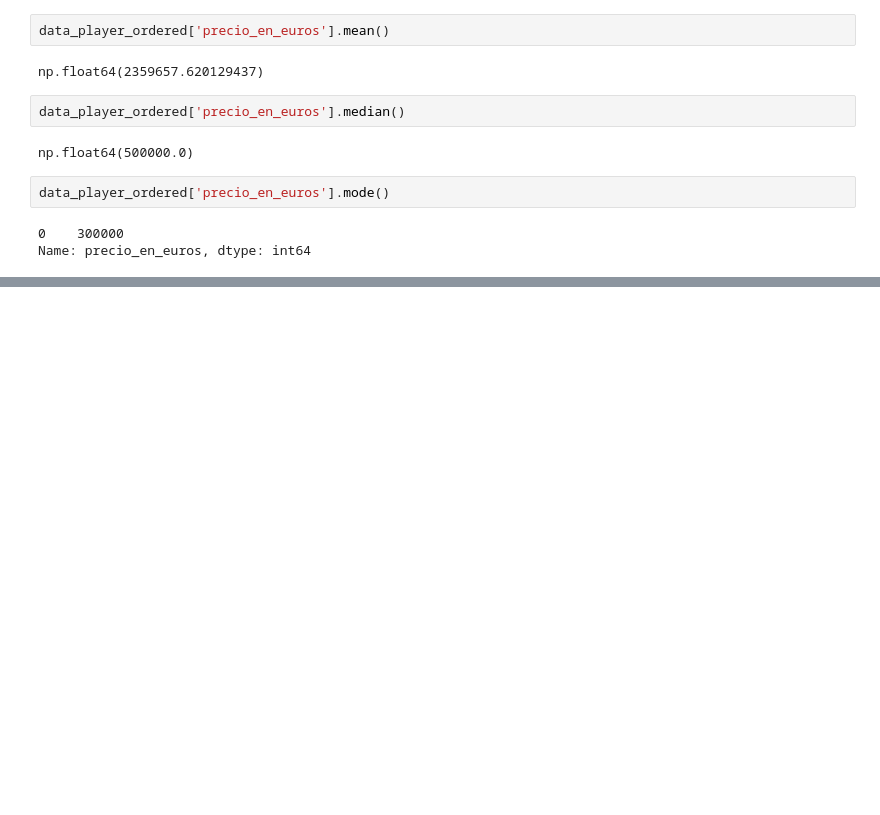
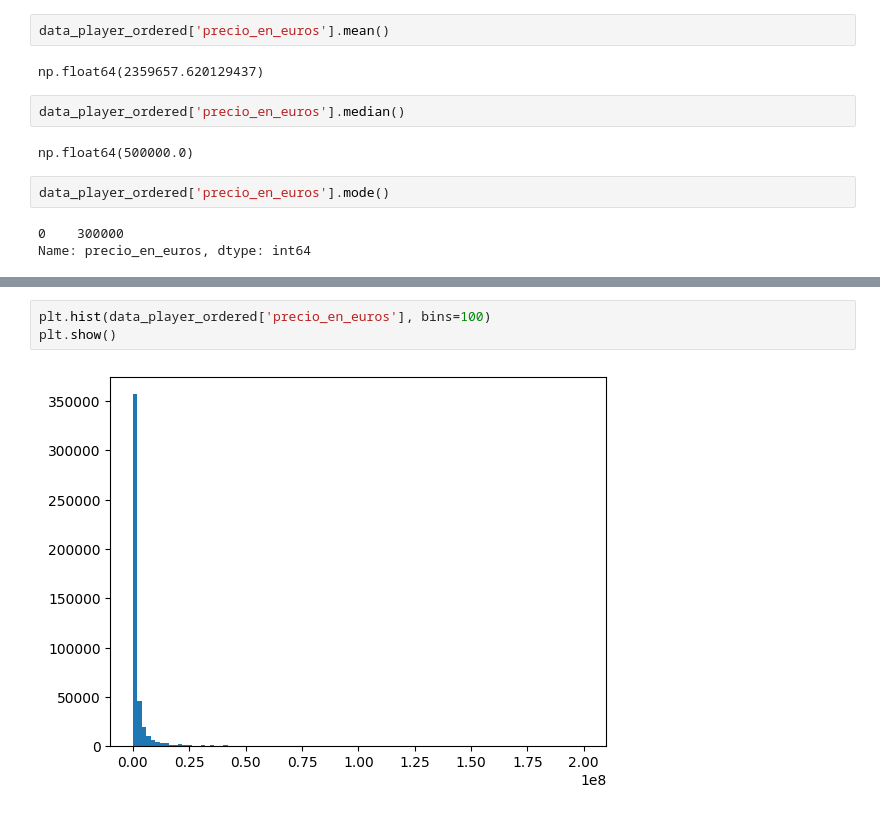
Before and after one commit to EmanuelHenaoA/PythonActividades, a Jupyter notebook: Estadistica.ipynb, the cells around one changed output, grey strips where cells are left out. Cells and saved outputs as stored; diff of their text form; blank space fills up the shorter version.

```diff
--- a/Estadistica.ipynb
+++ b/Estadistica.ipynb
@@ -104,0 +103,5 @@ Name: precio_en_euros, dtype: int64
+# %%
+plt.hist(data_player_ordered['precio_en_euros'], bins=100)
+plt.show()
+# %% [output]
+[figure, added]
```
Also changed, not shown: parts of 8 cells of this notebook, 7 other files.
